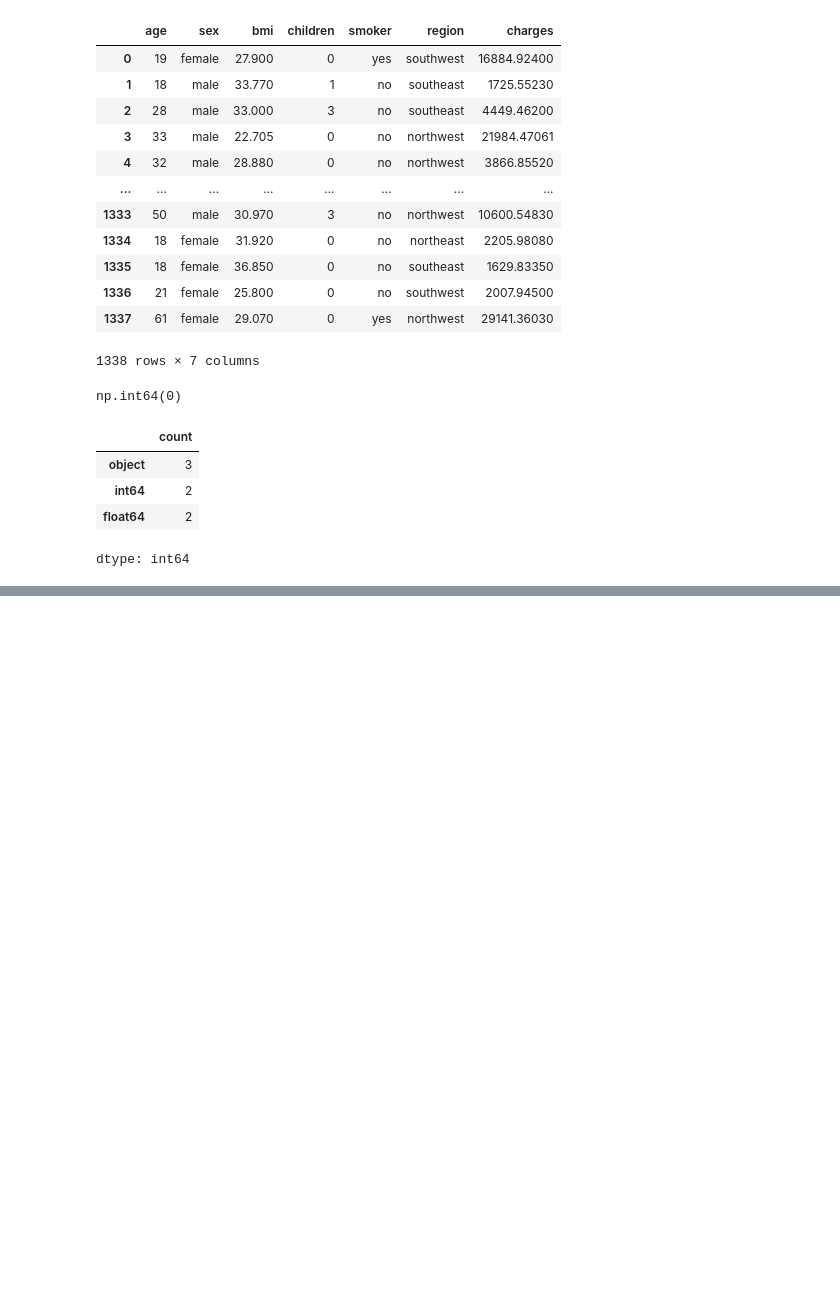
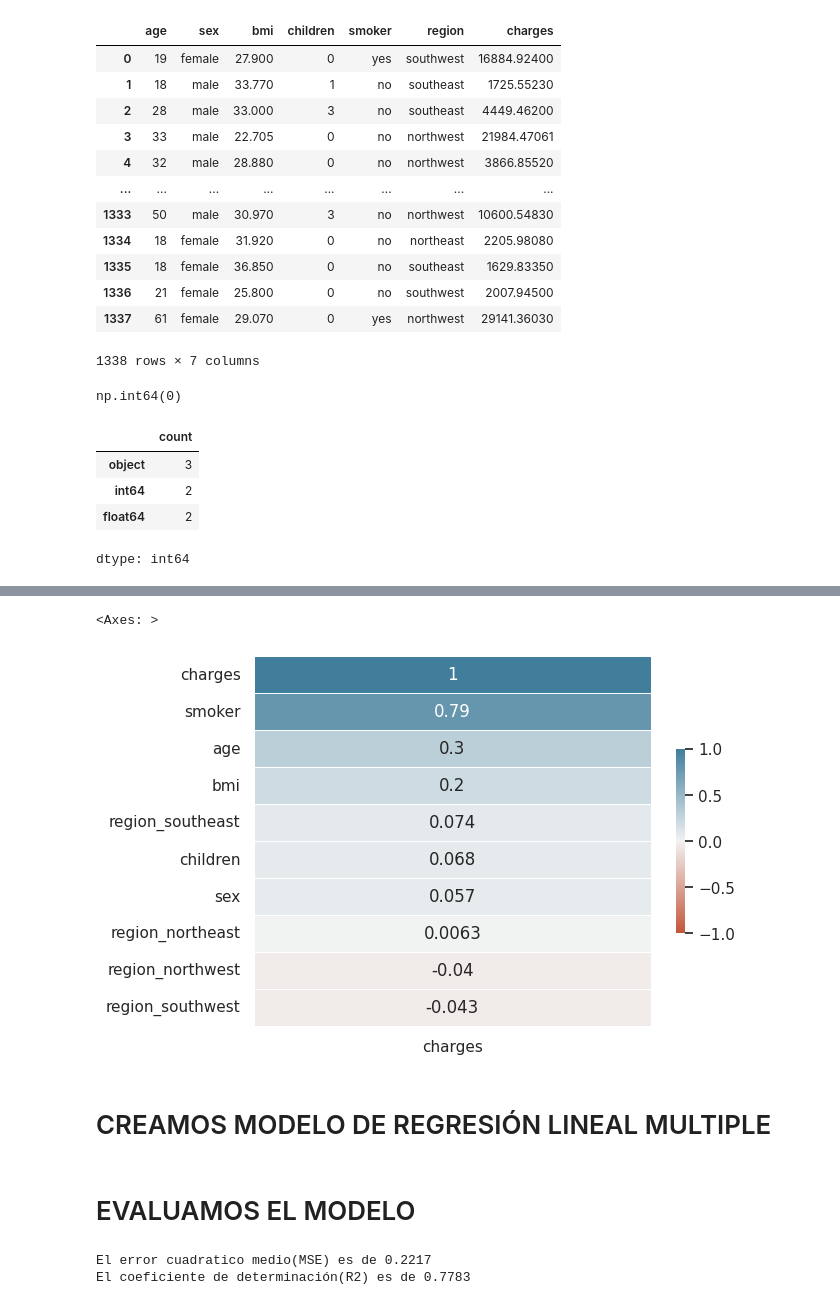
Before and after one commit to 12aptor/data-science-g4, a Jupyter notebook: dia1/3_ml_regresion_lineal_categoricos_insurance.ipynb, the cells around one changed output, grey strips where cells are left out. Cells and saved outputs as stored; diff of their text form; code cells hidden in the pictures; blank space fills up the shorter version.

Commit message:
regresion lineal multiple insurance

```diff
--- a/dia1/3_ml_regresion_lineal_categoricos_insurance.ipynb
+++ b/dia1/3_ml_regresion_lineal_categoricos_insurance.ipynb
@@ -43,0 +80,10 @@ dtype: int64
+# %%
+import sklearn.compose
+import sklearn.preprocessing
+
+transformer = sklearn.compose.make_column_transformer(
+    (sklearn.preprocessing.OrdinalEncoder(),ordinal_cols),
+    (sklearn.preprocessing.OneHotEncoder(),onehot_cols),
+    remainder='passthrough'
+)
+transformer
@@ -43,0 +95,9 @@ dtype: int64
+# %%
+data_transformed_df = (
+    pd.DataFrame(
+        transformer.fit_transform(df),
+        columns = transformer.get_feature_names_out(),
+        index=df.index
+    )
+)
+data_transformed_df
@@ -43,0 +118,6 @@ dtype: int64
+# %%
+data_transformed_df = data_transformed_df.rename(
+    columns=lambda x: x.replace("ordinalencoder__", "").replace("onehotencoder__", "").replace("remainder__", "")
+)
+
+data_transformed_df
@@ -43,0 +155,4 @@ dtype: int64
+# %%
+corr_matrix = data_transformed_df.corr()
+corr_charges = corr_matrix['charges']
+corr_charges.sort_values(ascending=False)
@@ -43,0 +172,16 @@ dtype: int64
+# %%
+sns.heatmap(
+    data=corr_charges.sort_values(ascending=False).to_frame(),
+    cmap=sns.diverging_palette(20, 230, as_cmap=True),
+    center=0,
+    vmin=-1,
+    vmax=1,
+    linewidths=0.5,
+    cbar_kws={"shrink": 0.5},
+    annot=True
+)
+# %% [output]
+<Axes: >
+[figure, added]
+# %% [markdown]
+# CREAMOS MODELO DE REGRESIÓN LINEAL MULTIPLE
@@ -43,0 +213,12 @@ dtype: int64
+# %% [markdown]
+# EVALUAMOS EL MODELO
+# %%
+#erro cuadratico medio
+mse = metrics.mean_squared_error(y_test,y_pred)
+#R2 Coeficiente de determinación
+r2 = metrics.r2_score(y_test,y_pred)
+print(f'El error cuadratico medio(MSE) es de {round(mse,4)}')
+print(f'El coeficiente de determinación(R2) es de {round(r2,4)}')
+# %% [output]
+El error cuadratico medio(MSE) es de 0.2217
+El coeficiente de determinación(R2) es de 0.7783
```
Also changed, not shown: parts of 20 cells of this notebook.
